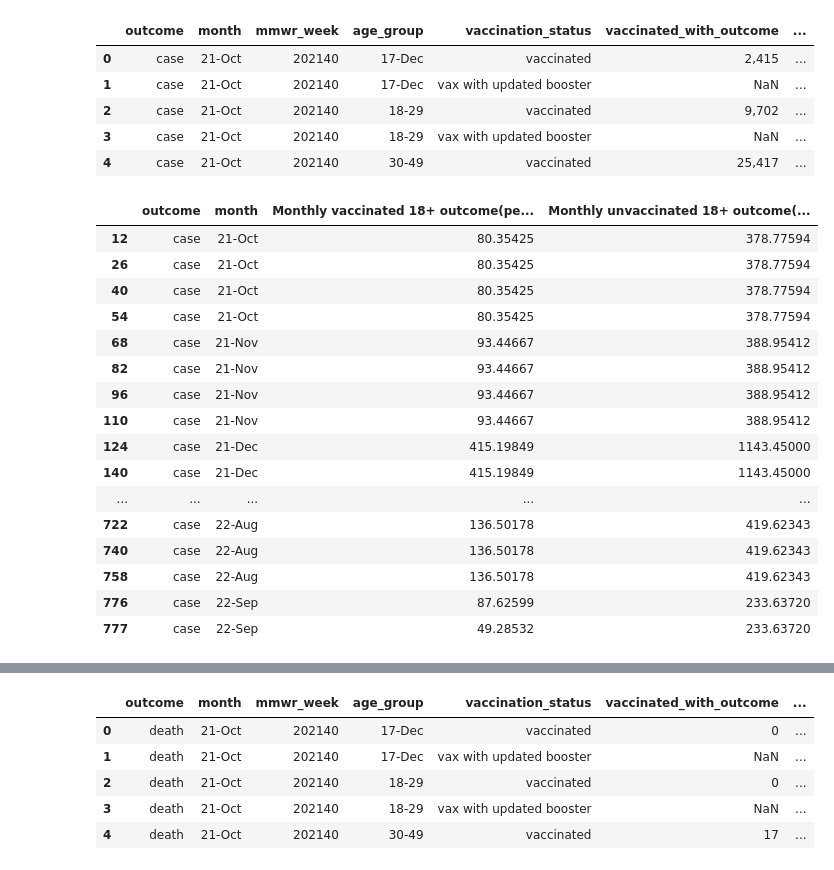
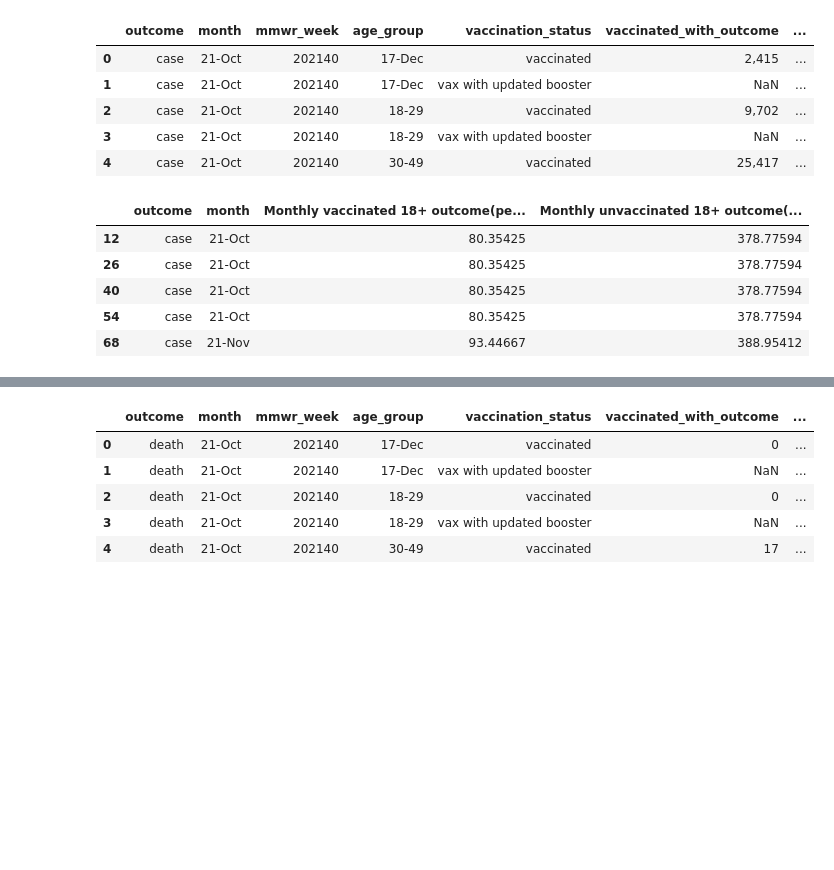
Before and after one commit to ehsanshahrabi/Cyber-Boolean, a Jupyter notebook: ehsan.ipynb, the cells around one changed output, grey strips where cells are left out. Saved outputs shown, nothing was run; the diff lists cells and outputs as text; code cells hidden in the pictures; blank space fills up the shorter version.

```diff
--- a/ehsan.ipynb
+++ b/ehsan.ipynb
@@ -17,32 +17,23 @@ covidcase.head()
 | 3 | case | 21-Oct | 202140 | 18-29 | vax with updated booster | NaN | ... |
 | 4 | case | 21-Oct | 202140 | 30-49 | vaccinated | 25,417 | ... |
 # %%
+# Delete useless columns
 covidcase.drop(columns=['vaccinated_with_outcome','vaccinated_population','unvaccinated_with_outcome',
                         'unvaccinated_population','crude_vax_ir','crude_unvax_ir','vaccination_status','crude_irr',
                         'age_adj_vax_ir','age_adj_unvax_ir','age_adj_irr','continuity_correction','age_group',
                         'monthly_age_adj_irr','monthly_age_adj_mb_irr','mmwr_week'], inplace=True)
 
+# Rename Columns
 covidcase = covidcase.rename(columns={"monthly_age_adj_vax_ir":"Monthly vaccinated 18+ outcome(per 100,000 population)", "monthly_age_adj_unvax_ir":
                                      "Monthly unvaccinated 18+ outcome(per 100,000 population)",})
 covidcase.dropna(inplace=True)
 
-covidcase.head(50)
+covidcase.head()
 # %% [output]
 |  | outcome | month | Monthly vaccinated 18+ outcome(pe... | Monthly unvaccinated 18+ outcome(... |
 | 12 | case | 21-Oct | 80.35425 | 378.77594 |
 | 26 | case | 21-Oct | 80.35425 | 378.77594 |
 | 40 | case | 21-Oct | 80.35425 | 378.77594 |
 | 54 | case | 21-Oct | 80.35425 | 378.77594 |
 | 68 | case | 21-Nov | 93.44667 | 388.95412 |
-| 82 | case | 21-Nov | 93.44667 | 388.95412 |
-| 96 | case | 21-Nov | 93.44667 | 388.95412 |
-| 110 | case | 21-Nov | 93.44667 | 388.95412 |
-| 124 | case | 21-Dec | 415.19849 | 1143.45000 |
-| 140 | case | 21-Dec | 415.19849 | 1143.45000 |
-| ... | ... | ... | ... | ... |
-| 722 | case | 22-Aug | 136.50178 | 419.62343 |
-| 740 | case | 22-Aug | 136.50178 | 419.62343 |
-| 758 | case | 22-Aug | 136.50178 | 419.62343 |
-| 776 | case | 22-Sep | 87.62599 | 233.63720 |
-| 777 | case | 22-Sep | 49.28532 | 233.63720 |
 # %%
```
Also changed, not shown: parts of 11 cells of this notebook, 6 other files.
